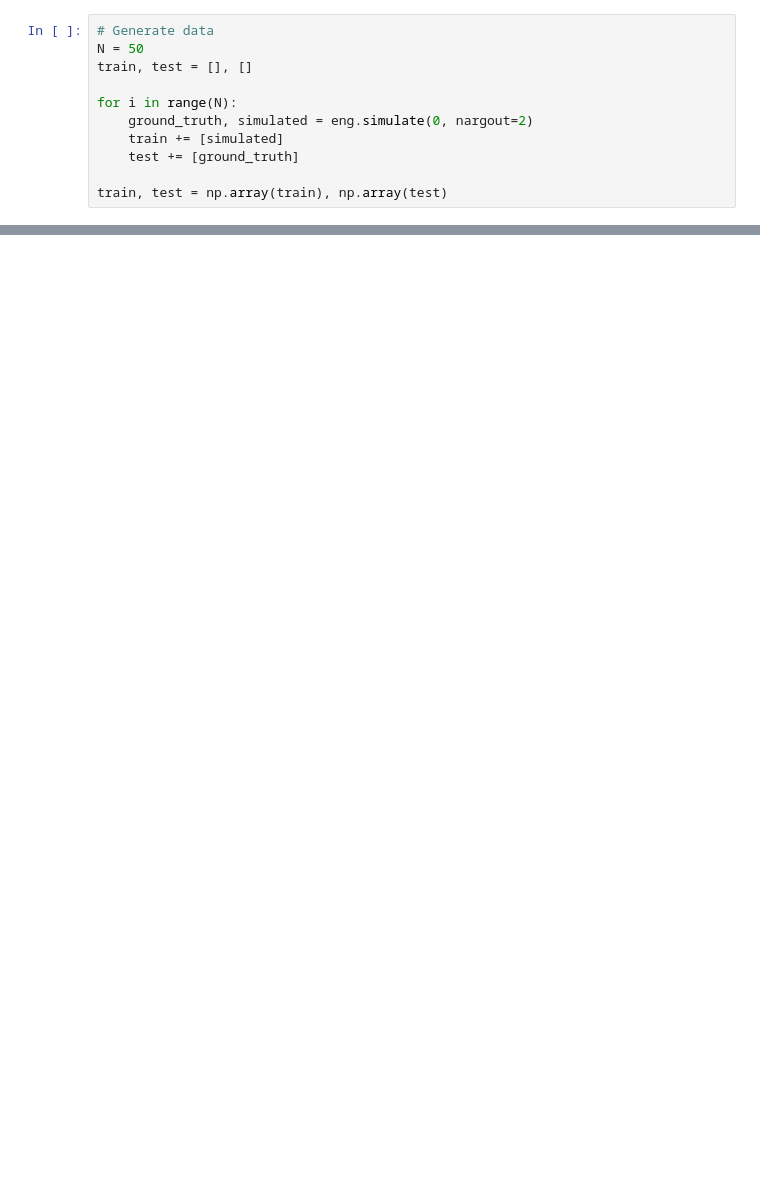
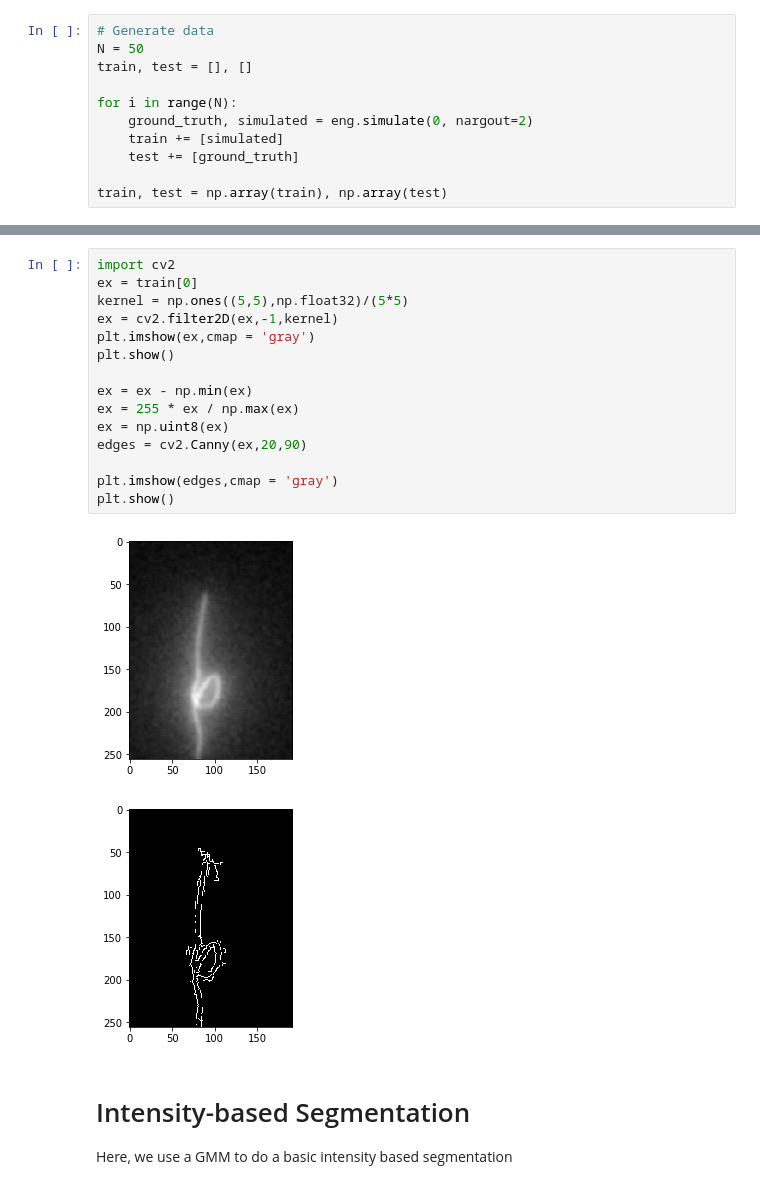
Before and after one commit to RobbieHolland/AIWire, a Jupyter notebook: segmentation.ipynb, the cells around one changed output, grey strips where cells are left out. Drawn from its saved outputs; the diff is of its cells as text; blank space fills up the shorter version.

```diff
--- a/segmentation.ipynb
+++ b/segmentation.ipynb
@@ -52,3 +61,24 @@ h2 = plt.hist(train[0].reshape(-1,1), bins = 100, density = True, alpha=1)
+# %%
+import cv2
+ex = train[0]
+kernel = np.ones((5,5),np.float32)/(5*5)
+ex = cv2.filter2D(ex,-1,kernel)
+plt.imshow(ex,cmap = 'gray')
+plt.show()
+
+ex = ex - np.min(ex)
+ex = 255 * ex / np.max(ex)
+ex = np.uint8(ex)
+edges = cv2.Canny(ex,20,90)
+
+plt.imshow(edges,cmap = 'gray')
+plt.show()
+# %% [output]
+[figure, added]
+[figure, added]
+# %% [markdown]
+# Intensity-based Segmentation
+Here, we use a GMM to do a basic intensity based segmentation
 # %%
 # Segment data
 from sklearn.mixture import GaussianMixture
```
Also changed, not shown: parts of 10 cells of this notebook, 58 other files.
